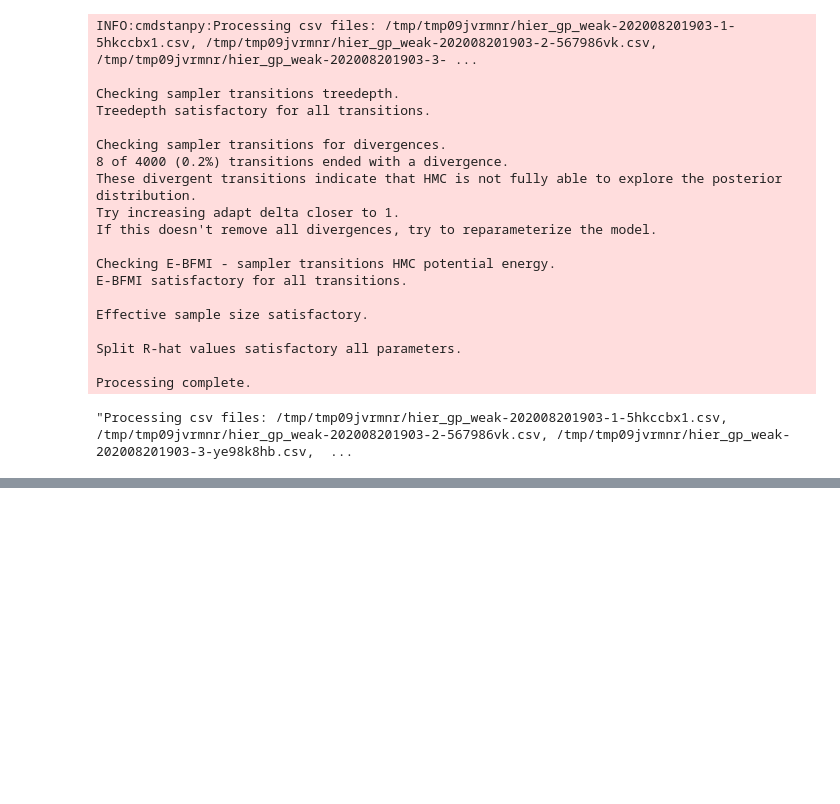
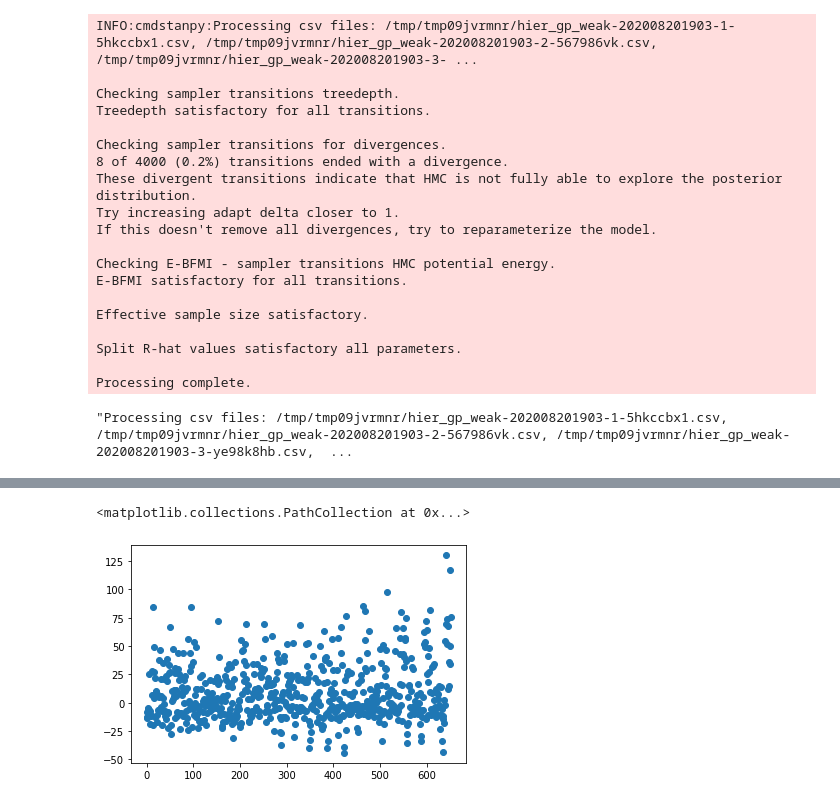
Before and after one commit to hyunjimoon/defense-reliability, a Jupyter notebook: gaussianprocess/hier_gp.ipynb, the cells around one changed output, grey strips where cells are left out. Cells and saved outputs as stored; diff of their text form; code cells hidden in the pictures; blank space fills up the shorter version.

```diff
--- a/gaussianprocess/hier_gp.ipynb
+++ b/gaussianprocess/hier_gp.ipynb
@@ -6,0 +13,5 @@ import arviz as az
+# %%
+transformer = PowerTransformer()
+y_data_raw = pd.read_csv("../data/y_count_original.csv")
+y_data_raw.drop(columns="age", inplace=True)
+transformer.fit(y_data_raw.values[~np.isnan(y_data_raw)].reshape(-1, 1))
@@ -87,0 +134,2 @@ ValueError: unknown parameter: y_new_pred
+# %%
+yhat = transformer.inverse_transform(yhat.reshape(-1, 1)).flatten()
@@ -87,0 +153,6 @@ ValueError: unknown parameter: y_new_pred
+# %%
+ax = plt.gca()
+ax.scatter(np.arange(0, yhat.shape[0]), res, label="y - yhat")
+# %% [output]
+<matplotlib.collections.PathCollection at 0x...>
+[figure, added]
```
Also changed, not shown: parts of 14 cells of this notebook, 5 other files.
